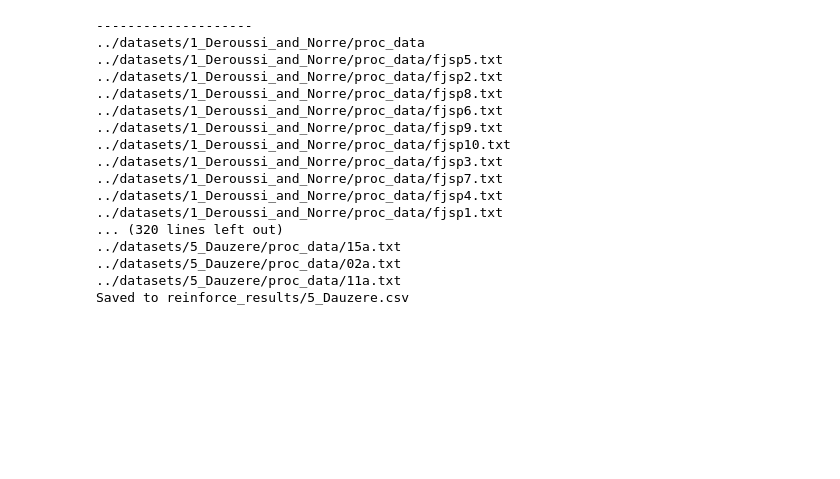
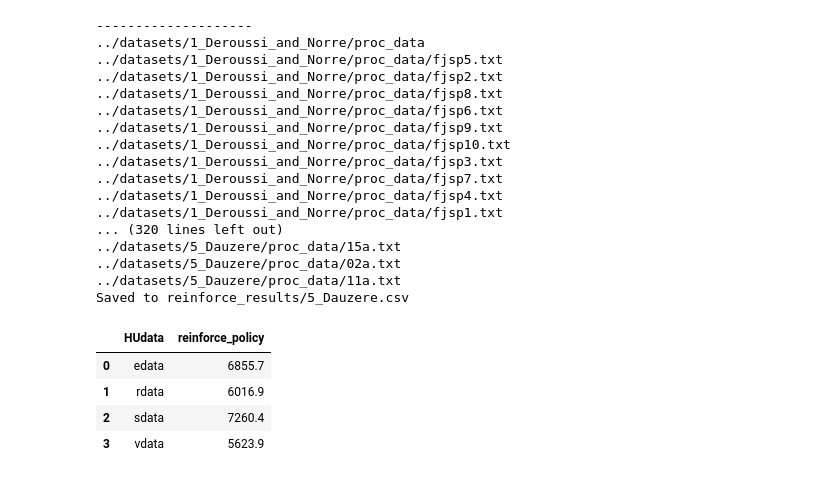
Before and after one commit to EKProgrammer/FJSPT_RL4CO, a Jupyter notebook: fjspt/fjspt_reinforce_rl4co.ipynb, the cells around one changed output. Drawn from its saved outputs; the diff is of its cells as text; code cells hidden in the pictures; blank space fills up the shorter version.

```diff
--- a/fjspt/fjspt_reinforce_rl4co.ipynb
+++ b/fjspt/fjspt_reinforce_rl4co.ipynb
@@ -404,3 +391,25 @@ for dataset_name, proc_path, ma_indexing in datasets_params:
 ../datasets/5_Dauzere/proc_data/02a.txt
 ../datasets/5_Dauzere/proc_data/11a.txt
 Saved to reinforce_results/5_Dauzere.csv
+# %%
+import pandas as pd
+
+files = ["edata", "rdata", "sdata", "vdata"]
+results = []
+for HUdata in files:
+    df = pd.read_csv(f"reinforce_results/2_Ham_{HUdata}.csv", sep=',', index_col=0)
+    means = df[["reinforce_policy"]].mean().round(1)
+    means["HUdata"] = HUdata
+    means = means[["HUdata", "reinforce_policy"]]
+    results.append(means)
+
+
+result_df = pd.DataFrame(results)
+result_df.to_csv("reinforce_results/2_Ham.csv", index=False)
+result_df
+# %% [output]
+|  | HUdata | reinforce_policy |
+| 0 | edata | 6855.7 |
+| 1 | rdata | 6016.9 |
+| 2 | sdata | 7260.4 |
+| 3 | vdata | 5623.9 |
```
Also changed, not shown: parts of 3 cells of this notebook, 7 other files.
